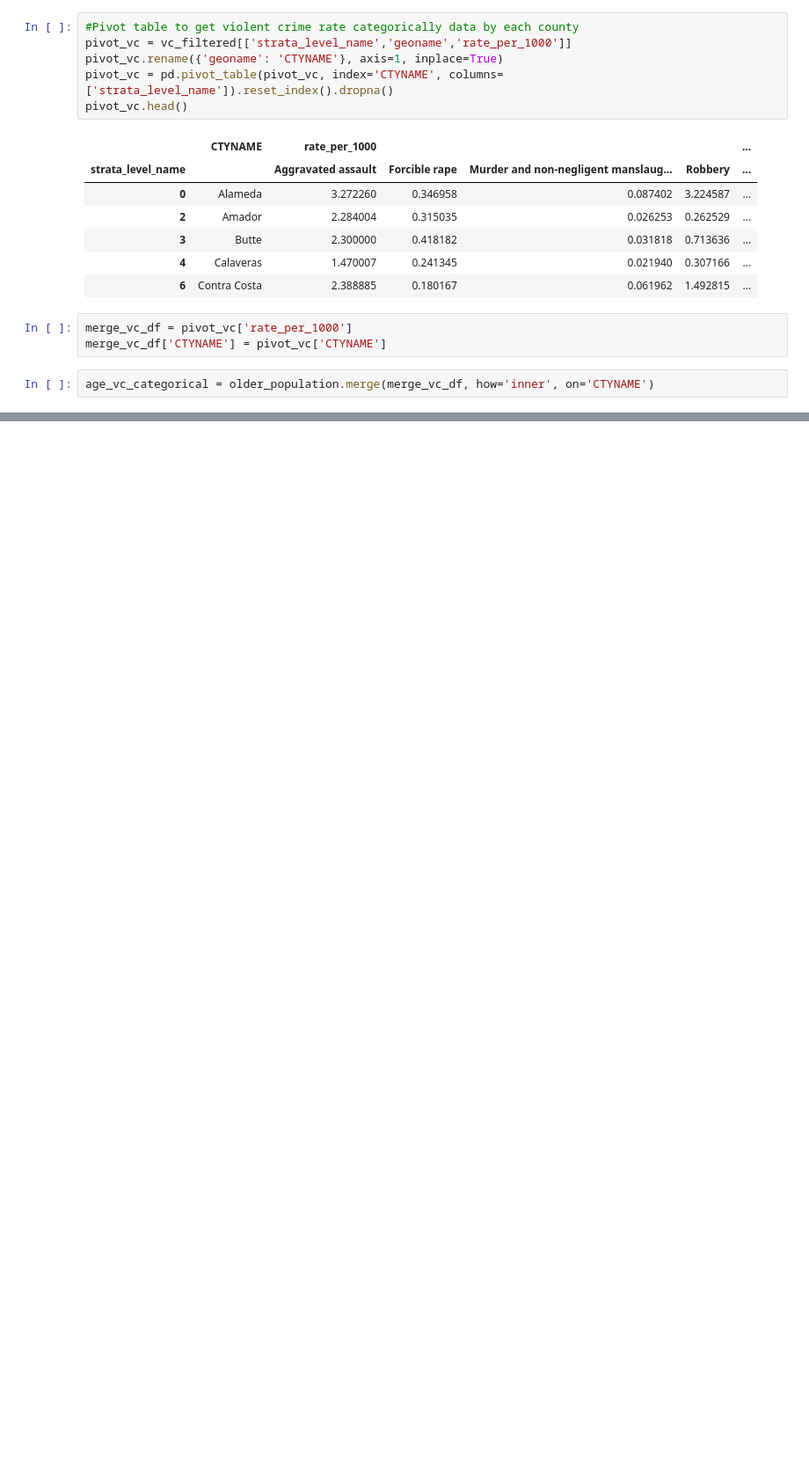
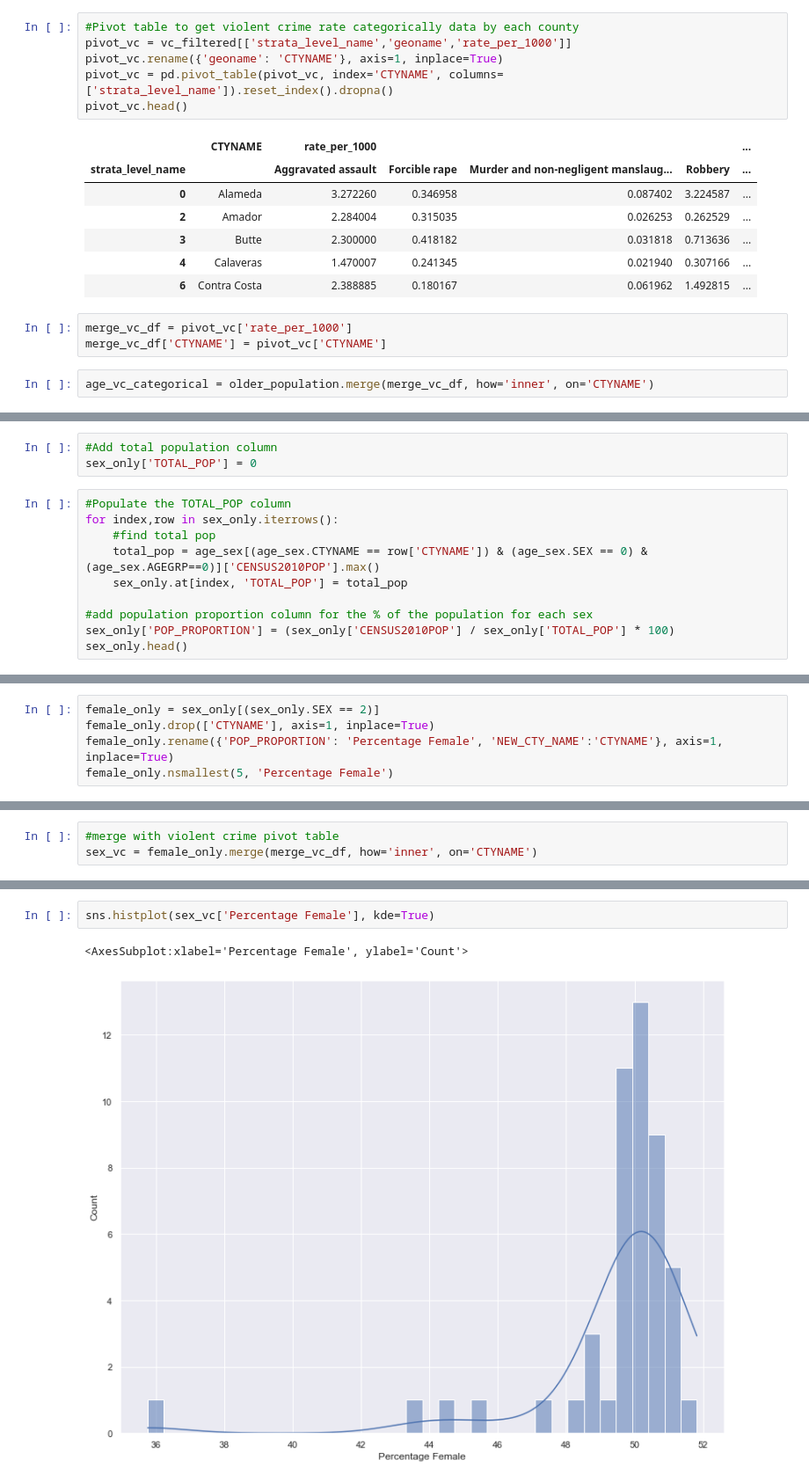
Before and after one commit to jordan-barrett-jm/violent-crime-demographics, a Jupyter notebook: demographics-violent-crime.ipynb, the cells around one changed output, grey strips where cells are left out. Shown at 88% size. Cells and saved outputs as stored; diff of their text form; blank space fills up the shorter version.

```diff
--- a/demographics-violent-crime.ipynb
+++ b/demographics-violent-crime.ipynb
@@ -304,0 +339,13 @@ sns.regplot(x='ABOVE_50', y='Murder and non-negligent manslaughter', data=age_vc
+# %%
+#Add total population column
+sex_only['TOTAL_POP'] = 0
+# %%
+#Populate the TOTAL_POP column
+for index,row in sex_only.iterrows():
+    #find total pop
+    total_pop = age_sex[(age_sex.CTYNAME == row['CTYNAME']) & (age_sex.SEX == 0) & (age_sex.AGEGRP==0)]['CENSUS2010POP'].max()
+    sex_only.at[index, 'TOTAL_POP'] = total_pop
+
+#add population proportion column for the % of the population for each sex
+sex_only['POP_PROPORTION'] = (sex_only['CENSUS2010POP'] / sex_only['TOTAL_POP'] * 100)
+sex_only.head()
@@ -304,0 +361,5 @@ sns.regplot(x='ABOVE_50', y='Murder and non-negligent manslaughter', data=age_vc
+# %%
+female_only = sex_only[(sex_only.SEX == 2)]
+female_only.drop(['CTYNAME'], axis=1, inplace=True)
+female_only.rename({'POP_PROPORTION': 'Percentage Female', 'NEW_CTY_NAME':'CTYNAME'}, axis=1, inplace=True)
+female_only.nsmallest(5, 'Percentage Female')
@@ -304,0 +373,3 @@ sns.regplot(x='ABOVE_50', y='Murder and non-negligent manslaughter', data=age_vc
+# %%
+#merge with violent crime pivot table
+sex_vc = female_only.merge(merge_vc_df, how='inner', on='CTYNAME')
@@ -304,0 +385,5 @@ sns.regplot(x='ABOVE_50', y='Murder and non-negligent manslaughter', data=age_vc
+# %%
+sns.histplot(sex_vc['Percentage Female'], kde=True)
+# %% [output]
+<AxesSubplot:xlabel='Percentage Female', ylabel='Count'>
+[figure, added]
```
Also changed, not shown: parts of 51 cells of this notebook.
